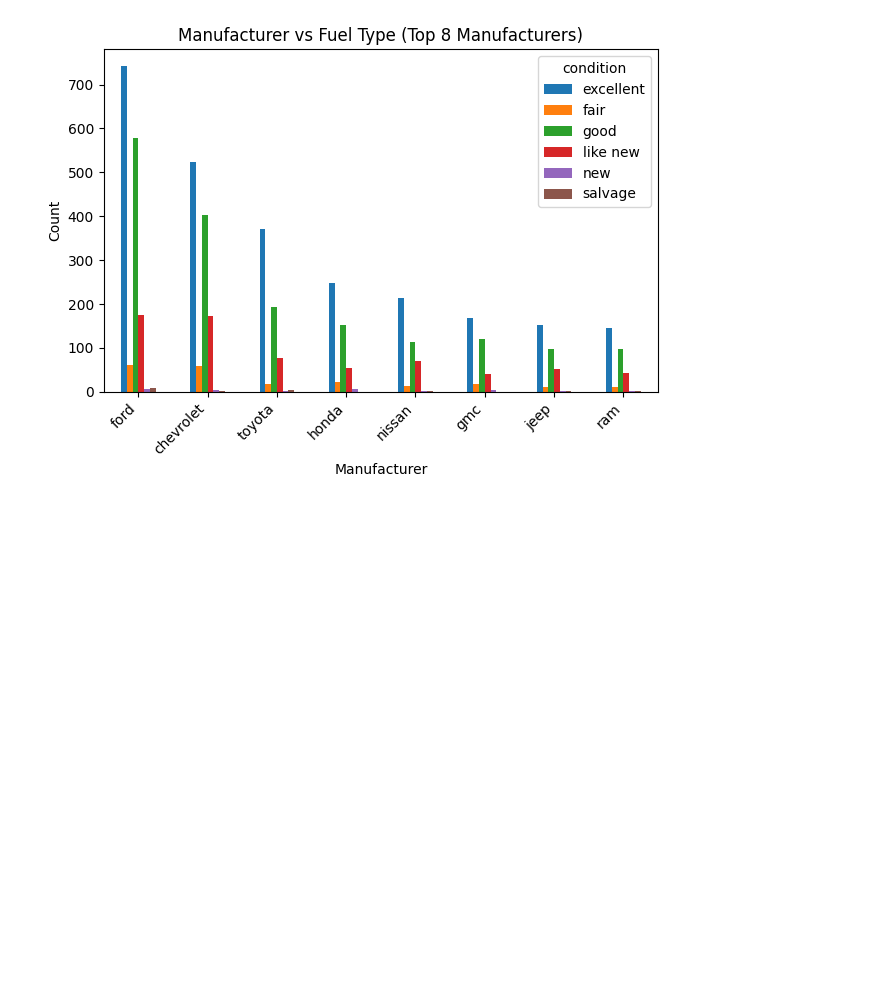
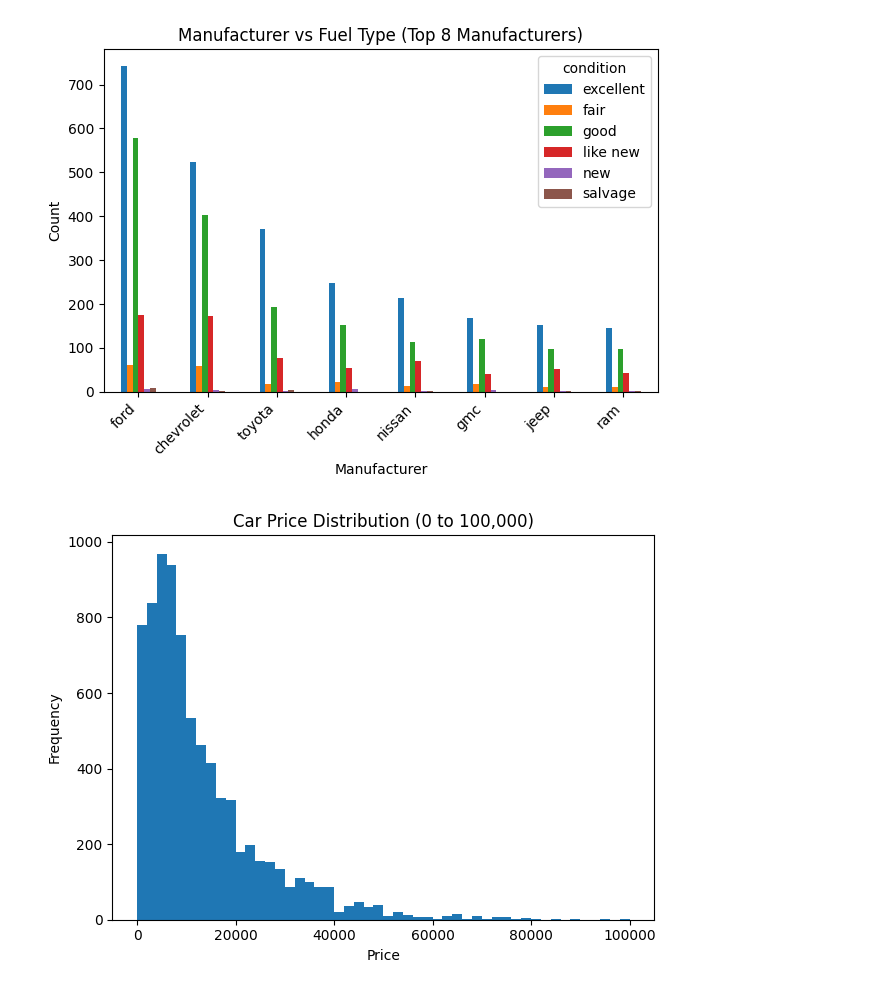
Before and after one commit to minSara02-FromTheStart/Pandas_Daily_Practice, a Jupyter notebook: Practice With JSON/JsonPractice.ipynb, the cells around one changed output. Drawn from its saved outputs; the diff is of its cells as text; code cells hidden in the pictures; blank space fills up the shorter version.

Commit message:
graphs

```diff
--- a/Practice With JSON/JsonPractice.ipynb
+++ b/Practice With JSON/JsonPractice.ipynb
@@ -299,3 +299,13 @@ jeep                153    11    97        51    1        1
 ram                 145    11    97        44    1        3
 <Figure size 640x480 with 0 Axes>
 [figure]
+# %%
+plt.figure()
+df["price"].plot(kind="hist", bins=50, range=(0, 100000))
+plt.title("Car Price Distribution (0 to 100,000)")
+plt.xlabel("Price")
+plt.ylabel("Frequency")
+plt.tight_layout()
+plt.show()
+# %% [output]
+[figure, added]
```
